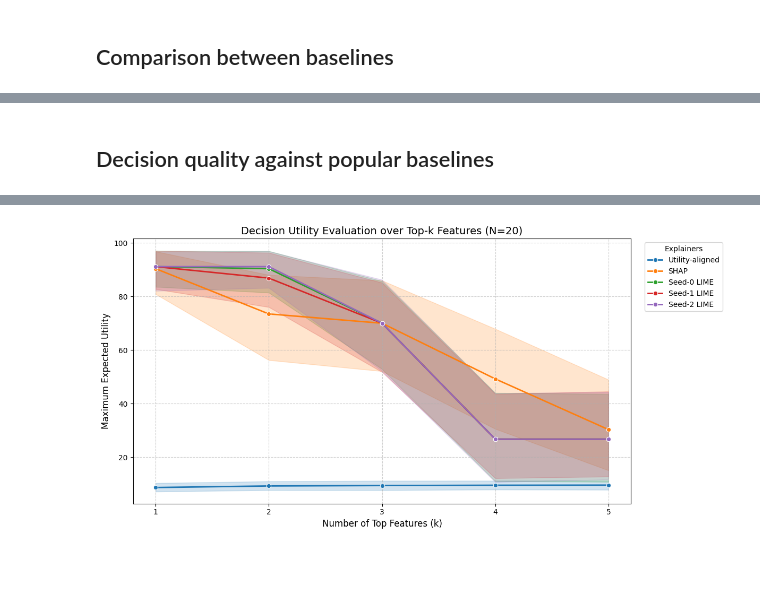
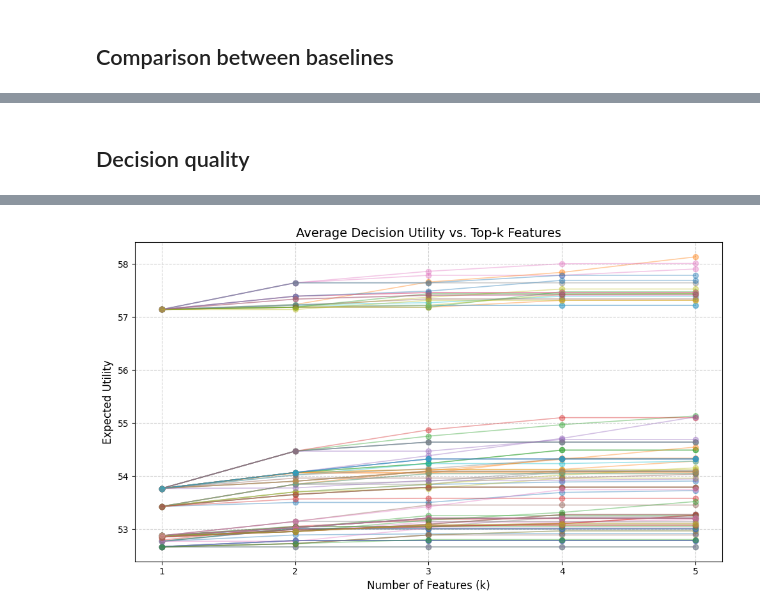
Before and after one commit to alexisvuvietnam/UtilityAlignedExplainer, a Jupyter notebook: experiment_child.ipynb, the cells around one changed output, grey strips where cells are left out. Cells and saved outputs as stored; diff of their text form; code cells hidden in the pictures; blank space fills up the shorter version.

```diff
--- a/experiment_child.ipynb
+++ b/experiment_child.ipynb
@@ -247,5 +247,5 @@ rq2 = baseline_comparison.do_all_test(display=True)
 # %% [markdown]
-## Decision quality against popular baselines
+## Decision quality
 # %%
 rq3_actions = [
     "RVOT intervention",
@@ -313,8 +313,8 @@ display(rq3_graph)
 # %% [output]
 [drawing not drawn]
 # %%
-utility_matrix = np.array([[-100, 100], [100, -100]])
-decision_maker = DecisionMaker("Child causal database", full_model, full_features, full_class_names, rq3_actions, rq3_causal, utility_matrix, X_train_full, y_train_full, X_test_full, n_samples=20)
-rq3 = decision_maker.decision_utility(display=True)
+utility_matrix = np.array([[0, 100], [100, 0]])
+decision_maker = DecisionMaker("Child causal database", full_model, full_features, rq3_actions, rq3_causal, utility_matrix, X_train_full, y_train_full, X_test_full)
+rq3_1, rq3_2 = decision_maker.decision_utility(display=True)
 # %% [output]
-[figure, old version]
+[figure, new version]
```
Also changed, not shown: parts of 2 cells of this notebook, 1 other file.
